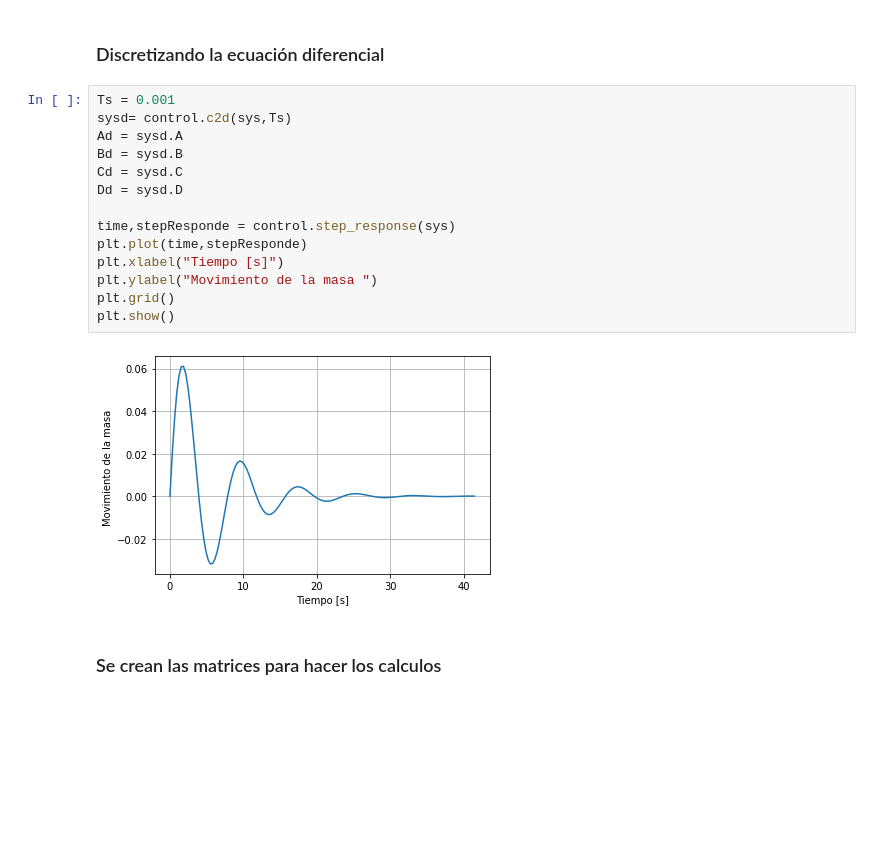
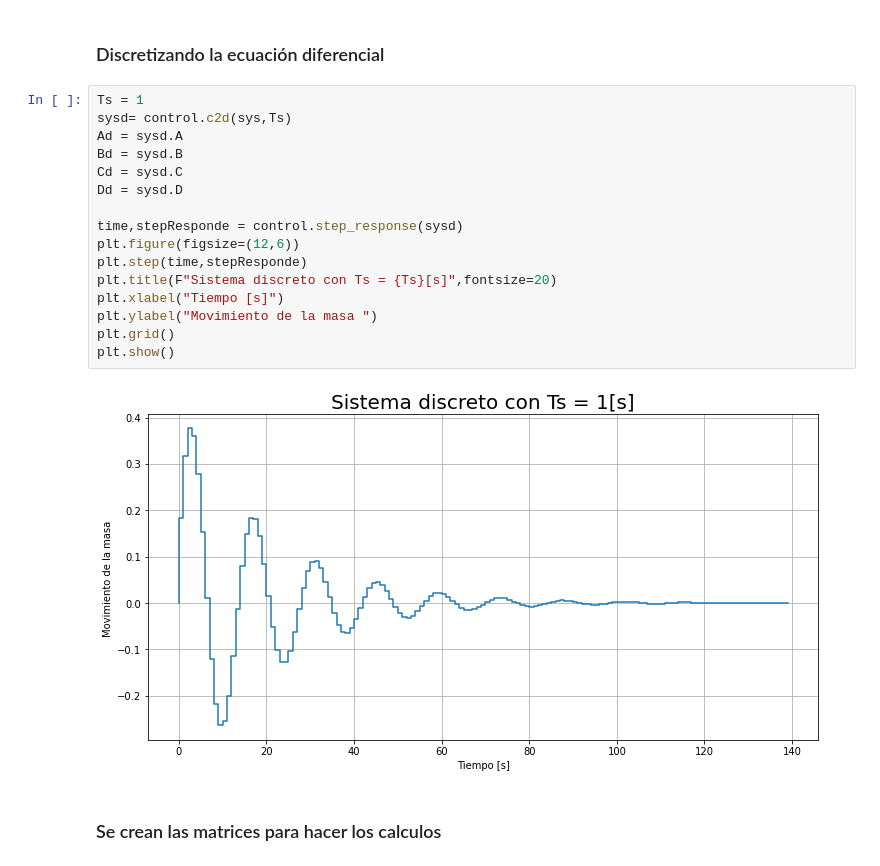
Before and after one commit to JuanDavidBarrero/MPC_python, a Jupyter notebook: mpc.ipynb, the cells around one changed output. Drawn from its saved outputs; the diff is of its cells as text; blank space fills up the shorter version.

Commit message:
control system

```diff
--- a/mpc.ipynb
+++ b/mpc.ipynb
@@ -57,21 +60,23 @@ plt.show()
 # %% [markdown]
 ### Discretizando la ecuación diferencial
 # %%
-Ts = 0.001
+Ts = 1
 sysd= control.c2d(sys,Ts)
 Ad = sysd.A
 Bd = sysd.B
 Cd = sysd.C
 Dd = sysd.D
 
-time,stepResponde = control.step_response(sys)
-plt.plot(time,stepResponde)
+time,stepResponde = control.step_response(sysd)
+plt.figure(figsize=(12,6))
+plt.step(time,stepResponde)
+plt.title(F"Sistema discreto con Ts = {Ts}[s]",fontsize=20)
 plt.xlabel("Tiempo [s]")
 plt.ylabel("Movimiento de la masa ")
 plt.grid()
 plt.show()
 # %% [output]
-[figure, old version]
+[figure, new version]
 # %% [markdown]
 ### Se crean las matrices para hacer los calculos
 # %%
```
Also changed, not shown: parts of 2 cells of this notebook.
